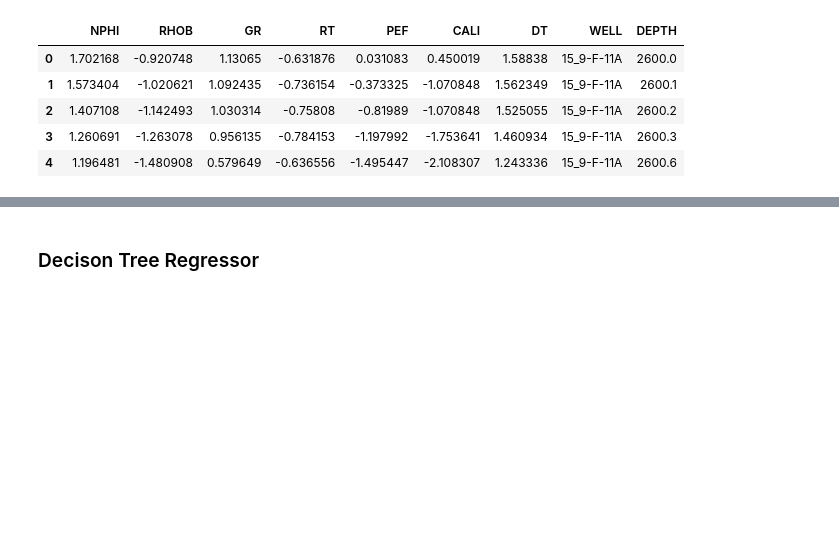
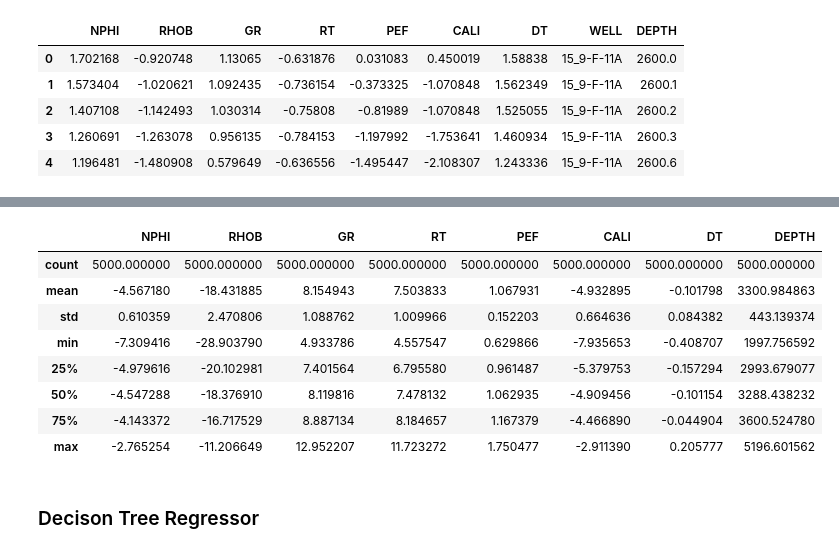
Before and after one commit to OrionXV/-Volve-Well-Log-Prediction, a Jupyter notebook: notebooks/GANaugment.ipynb, the cells around one changed output, grey strips where cells are left out. Drawn from its saved outputs; the diff is of its cells as text; code cells hidden in the pictures; blank space fills up the shorter version.

```diff
--- a/notebooks/GANaugment.ipynb
+++ b/notebooks/GANaugment.ipynb
@@ -355,16 +355,30 @@ discriminator_optimizer = tf.keras.optimizers.Adam(learning_rate=0.0001)
 # %%
 # Define training loop
-def train_gan(generator, discriminator, epochs, batch_size):
+
+generator_loss_fn =  tf.keras.losses.BinaryCrossentropy(from_logits=True)
+discriminator_loss =  tf.keras.losses.BinaryCrossentropy(from_logits=True)
+
+def train_gan(generator, discriminator, epochs, batch_size, data_frame):
+    data_frame = data_frame
+
+    # Determine the number of batches
+    num_samples = len(data_frame)
+    num_batches = num_samples // batch_size
+
     for epoch in range(epochs):
         for batch in range(num_batches):
+
+            # Get real data for the current batch
+            batch_start = batch * batch_size
+            batch_end = (batch + 1) * batch_size
+            real_data = data_frame.iloc[batch_start:batch_end]
+            real_data = real_data.values.astype('float32')
+
             # Sample random noise for generator input
-            noise = np.random.normal(0, 1, size=(batch_size, latent_dim))
+            noise = np.random.normal(0, 1, size=(len(real_data), latent_dim))
 
             # Generate synthetic data
             generated_data = generator.predict(noise)
-
-            # Sample real data from your dataset (ensure it's properly preprocessed and formatted)
-            real_data = df_gen1.drop('WELL', axis = 1)
 
             # Combine real and generated data
             x_combined = np.concatenate([real_data, generated_data])
@@ -385,7 +399,7 @@ def train_gan(generator, discriminator, epochs, batch_size):
                 fake_labels = tf.zeros_like(fake_logits)
                 discriminator_loss_real = discriminator_loss(real_labels, real_logits)
                 discriminator_loss_fake = discriminator_loss(fake_labels, fake_logits)
-                discriminator_loss_total = discriminator_loss_real + discriminator_loss_fake
+                discriminator_loss_total = (discriminator_loss_real + discriminator_loss_fake) / 2
 
             # Compute gradients of discriminator loss with respect to discriminator trainable variables
             gradients_of_discriminator = disc_tape.gradient(discriminator_loss_total, discriminator.trainable_variables)
@@ -395,7 +409,7 @@ def train_gan(generator, discriminator, epochs, batch_size):
 
             with tf.GradientTape() as gen_tape:
                 # Generate fake samples using the generator
-                fake_samples = generator(input_noise, training=True)
+                fake_samples = generator(noise, training=True)
 
                 # Compute generator loss
                 generator_loss = generator_loss_fn(real_labels, discriminator(fake_samples, training=True))
@@ -407,11 +421,11 @@ def train_gan(generator, discriminator, epochs, batch_size):
             generator_optimizer.apply_gradients(zip(gradients_of_generator, generator.trainable_variables))
 
             # Print progress
-            print(f"Epoch {epoch+1}/{epochs}, Batch {batch+1}/{num_batches}, Discriminator Loss: {discriminator_loss}, Generator Loss: {generator_loss}")
+        print(f"Epoch {epoch+1}/{epochs}, Discriminator Loss: {discriminator_loss}, Generator Loss: {generator_loss}")
 # %%
 # Train the GAN
-epochs = 100
+epochs = 32
 batch_size = 32
 num_batches = len(df_gen1) // batch_size
-train_gan(generator, discriminator, epochs, batch_size)
+train_gan(generator_1, discriminator_1, epochs, batch_size, df_gen1.drop("WELL", axis = 1))
 # %% [output]
@@ -425,4 +456,4 @@ def generate_synthetic_data(generator, num_samples):
     return synthetic_data
 # %%
 # Example usage: generate synthetic data for 100 samples
-synthetic_data = generate_synthetic_data(generator, 100)
+synthetic_data_1 = generate_synthetic_data(generator_1, 5000)
@@ -428,0 +478,4 @@ synthetic_data = generate_synthetic_data(generator, 100)
+# %%
+columns = ['NPHI', 'RHOB', 'GR', 'RT', 'PEF', 'CALI', 'DT', 'DEPTH']
+
+synthetic_df_1 = pd.DataFrame(synthetic_data_1, columns=columns)
@@ -429,3 +494,15 @@ synthetic_data = generate_synthetic_data(generator, 100)
+# %%
+synthetic_df_1.describe()
+# %% [output]
+|  | NPHI | RHOB | GR | RT | PEF | CALI | DT | DEPTH |
+| count | 5000.000000 | 5000.000000 | 5000.000000 | 5000.000000 | 5000.000000 | 5000.000000 | 5000.000000 | 5000.000000 |
+| mean | -4.567180 | -18.431885 | 8.154943 | 7.503833 | 1.067931 | -4.932895 | -0.101798 | 3300.984863 |
+| std | 0.610359 | 2.470806 | 1.088762 | 1.009966 | 0.152203 | 0.664636 | 0.084382 | 443.139374 |
+| min | -7.309416 | -28.903790 | 4.933786 | 4.557547 | 0.629866 | -7.935653 | -0.408707 | 1997.756592 |
+| 25% | -4.979616 | -20.102981 | 7.401564 | 6.795580 | 0.961487 | -5.379753 | -0.157294 | 2993.679077 |
+| 50% | -4.547288 | -18.376910 | 8.119816 | 7.478132 | 1.062935 | -4.909456 | -0.101154 | 3288.438232 |
+| 75% | -4.143372 | -16.717529 | 8.887134 | 8.184657 | 1.167379 | -4.466890 | -0.044904 | 3600.524780 |
+| max | -2.765254 | -11.206649 | 12.952207 | 11.723272 | 1.750477 | -2.911390 | 0.205777 | 5196.601562 |
 # %% [markdown]
 ### Decison Tree Regressor
 # %%
```
Also changed, not shown: parts of 6 cells of this notebook.
